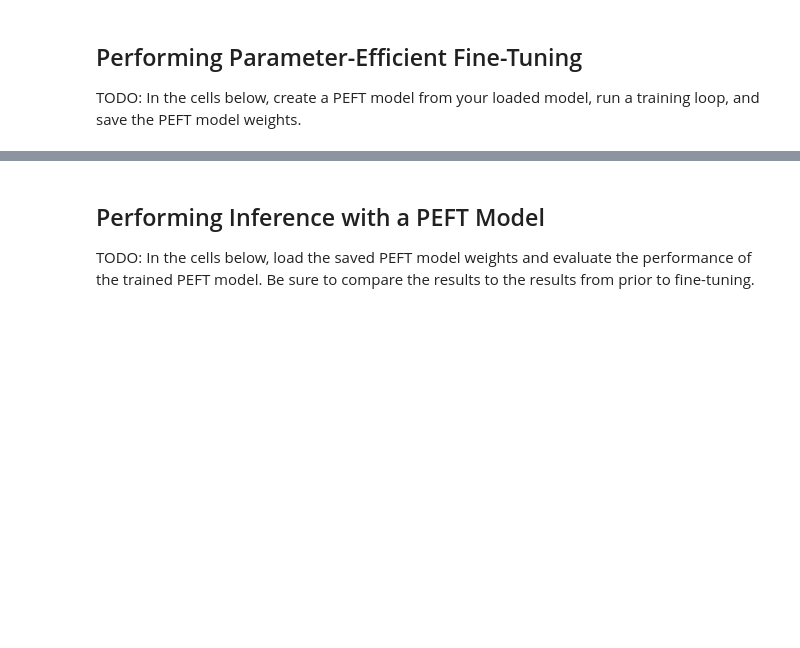
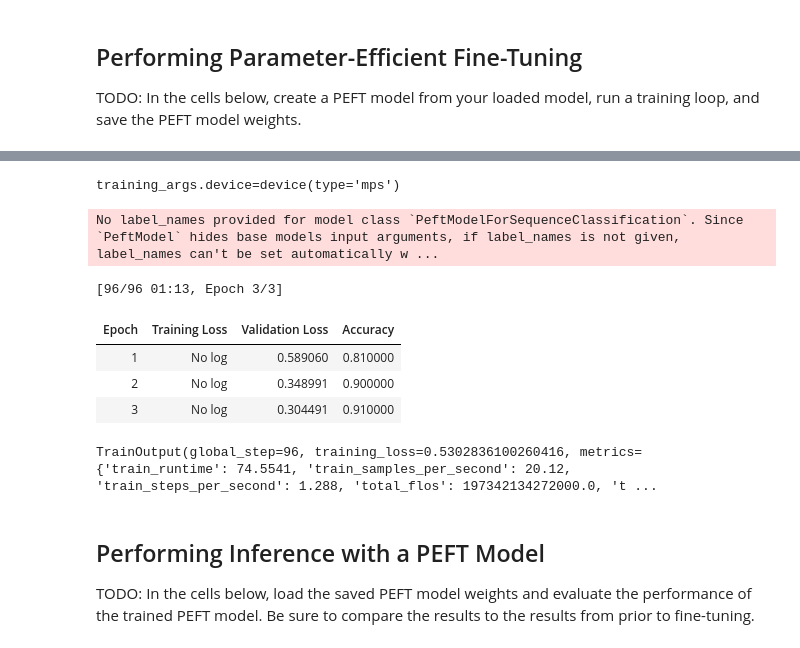
Before and after one commit to jlauman/2025-03-generative-ai-peft-project, a Jupyter notebook: notebooks/LightweightFineTuning.ipynb, the cells around one changed output, grey strips where cells are left out. Cells and saved outputs as stored; diff of their text form; code cells hidden in the pictures; blank space fills up the shorter version.

Commit message:
adjust parameters and add comments.

```diff
--- a/notebooks/LightweightFineTuning.ipynb
+++ b/notebooks/LightweightFineTuning.ipynb
@@ -214,29 +239,45 @@ untuned_model = AutoModelForSequenceClassification.from_pretrained(
     pad_token_id=tokenizer.pad_token_id,
 )
 
-# ensure all the parameters of the base model are frozen.
+# untuned_model.score.weight.data = score_weight_tensor
+# print(untuned_model.score.weight.clone())
+
+# ensure all the parameters of the base model are frozen
+# including the score layer.
 # see: https://huggingface.co/transformers/v4.2.2/training.html
 for param in untuned_model.base_model.parameters():
     param.requires_grad = False
 
-# for name, module in untuned_model.named_modules():
+# for name, module in untuned_model.base_model.named_modules():
 #     print(name, type(module))
 
 print("untuned_model...")
 print(untuned_model)
 
+# the following article was used as a source understanding how/why
+# rank (r) is set, and the understanding the relationship between
+# rank and alpha in LoRA.
+# https://medium.com/@fartypantsham/what-rank-r-and-alpha-to-use-in-lora-in-llm-1b4f025fd133
 lora_config = LoraConfig(
-    r=16,
-    lora_alpha=128,
+    r=64,
+    lora_alpha=64,
     lora_dropout=0.05,
     bias="none",
     task_type=TaskType.SEQ_CLS,
     fan_in_fan_out=True, # this is required for gpt2
+    # from trail-and-error it appears that the attention layers in the gp2
+    # model are the ones that most improved accuracy from the PEFT.
     target_modules=[
-        "transformer.h.10.attn.c_proj",
-        "transformer.h.10.attn.c_proj"
-        "transformer.h.11.attn.c_proj",
-        "transformer.h.11.attn.c_proj"
+        "transformer.h.3.attn.c_attn",
+        "transformer.h.3.attn.c_proj",
+        "transformer.h.5.attn.c_attn",
+        "transformer.h.5.attn.c_proj",
+        # "transformer.h.7.attn.c_attn",
+        # "transformer.h.7.attn.c_proj",
+        # "transformer.h.10.attn.c_attn",
+        # "transformer.h.10.attn.c_proj",
+        # "transformer.h.11.attn.c_attn",
+        # "transformer.h.11.attn.c_proj"
     ],
     modules_to_save=["score"]
 )
@@ -268,6 +329,9 @@ def compute_metrics(eval_pred):
     predictions = np.argmax(predictions, axis=1)
     return accuracy_metric.compute(predictions=predictions, references=labels)
 
+# these training arguments must be the same as the gpt2
+# model training and evaluation step used to establish the
+# baseline accuracy.
 training_args=TrainingArguments(
     output_dir="./data/gpt2-lora-tuned",
     # set the learning rate
@@ -278,12 +342,13 @@ training_args=TrainingArguments(
     # evaluate and save the model after each epoch
     eval_strategy="epoch",
     save_strategy="epoch",
-    num_train_epochs=5,
+    num_train_epochs=3,
     weight_decay=0.01,
     load_best_model_at_end=True,
 )
 print(f"{training_args.device=}")
 
+# use the same tokenized_dataset as the untuned evaluation.
 trainer = Trainer(
     model=lora_model,
     args=training_args,
@@ -293,8 +358,16 @@ trainer = Trainer(
     data_collator=DataCollatorWithPadding(tokenizer=tokenizer),
     compute_metrics=compute_metrics,
 )
+# %% [output]
+training_args.device=device(type='mps')
+No label_names provided for model class `PeftModelForSequenceClassification`. Since `PeftModel` hides base models input arguments, if label_names is not given, label_names can't be set automatically w ...
 # %%
 trainer.train()
-training_args = None
-trainer = None
+# %% [output]
+[96/96 01:13, Epoch 3/3]
+| Epoch | Training Loss | Validation Loss | Accuracy |
+| 1 | No log | 0.589060 | 0.810000 |
+| 2 | No log | 0.348991 | 0.900000 |
+| 3 | No log | 0.304491 | 0.910000 |
+TrainOutput(global_step=96, training_loss=0.5302836100260416, metrics={'train_runtime': 74.5541, 'train_samples_per_second': 20.12, 'train_steps_per_second': 1.288, 'total_flos': 197342134272000.0, 't ...
 # %%
```
Also changed, not shown: parts of 18 cells of this notebook.
